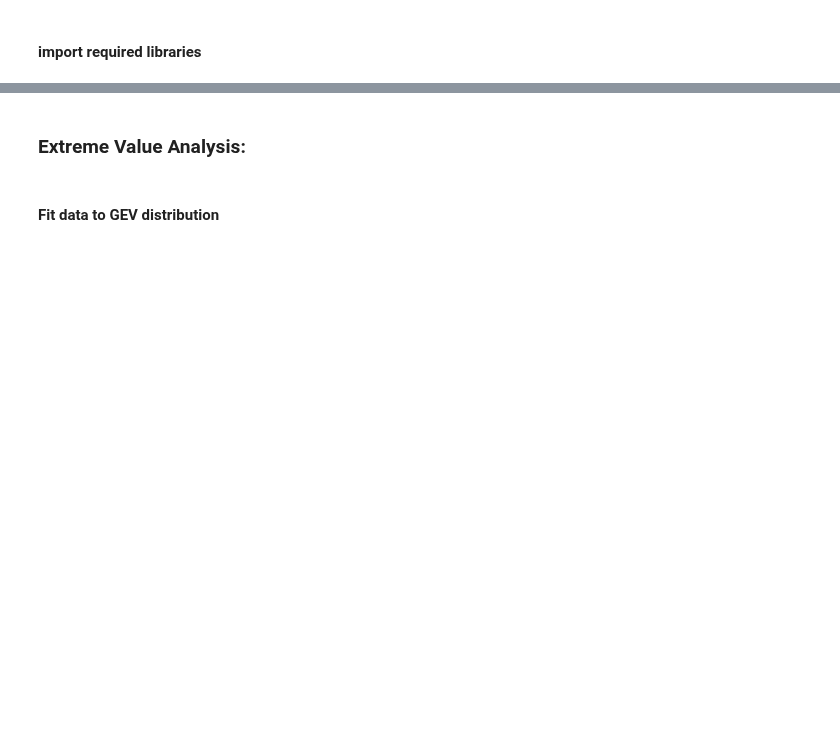
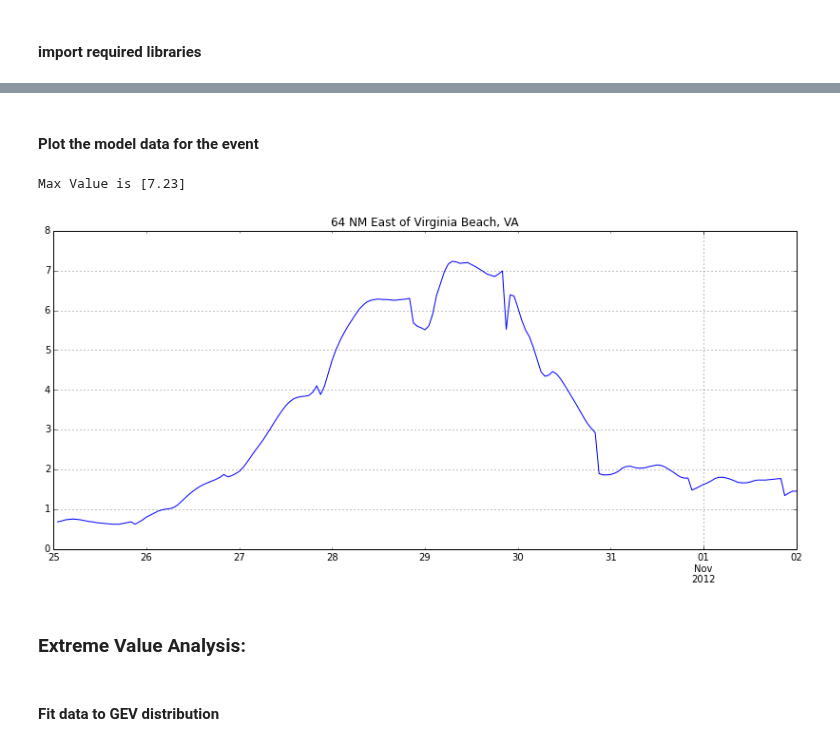
Before and after one commit to ioos/system-test, a Jupyter notebook: Theme_2_Extreme_Events/Scenario_2A_Coastal_Inundation/Scenario_2A_Extremes_Waves/Scenario_2A_Waves.ipynb, the cells around one changed output, grey strips where cells are left out. Saved outputs shown, nothing was run; the diff lists cells and outputs as text; code cells hidden in the pictures; blank space fills up the shorter version.

```diff
--- a/Theme_2_Extreme_Events/Scenario_2A_Coastal_Inundation/Scenario_2A_Extremes_Waves/Scenario_2A_Waves.ipynb
+++ b/Theme_2_Extreme_Events/Scenario_2A_Coastal_Inundation/Scenario_2A_Extremes_Waves/Scenario_2A_Waves.ipynb
@@ -496,0 +78,11 @@ ax.legend(loc='center left', bbox_to_anchor=(1, 0.5))
+# %%
+# put the names in a dict for ease of access
+data_dict = {}
+sos_name = 'waves'
+data_dict["waves"] = {"names":['sea_surface_wave_significant_height',
+                               'significant_wave_height',
+                               'significant_height_of_wave',
+                               'sea_surface_wave_significant_height(m)',
+                               'sea_surface_wave_significant_height (m)',
+                               'water_surface_height'],
+                      "sos_name":["waves"]}
@@ -496,0 +277,26 @@ ax.legend(loc='center left', bbox_to_anchor=(1, 0.5))
+# %%
+#temporal range (Hurricane Sandy Oct 25 2014 - Nov 2 2014)
+start_date = dt.datetime(2012,10,25).strftime('%Y-%m-%d %H:00')
+end_date = dt.datetime(2012,11,2).strftime('%Y-%m-%d %H:00')
+
+jd_start = dt.datetime.strptime(start_date, '%Y-%m-%d %H:%M')
+jd_stop = dt.datetime.strptime(end_date, '%Y-%m-%d %H:%M')
+
+# convert User Input into FES filters
+start, stop = date_range(start_date, end_date)
+
+filter_list = [fes.And([ bbox, start, stop, or_filt]) ]
+# connect to CSW, explore it's properties
+# try request using multiple filters "and" syntax: [[filter1,filter2]]
+try:
+    csw.getrecords2(constraints=filter_list, maxrecords=1000, esn='full')
+except Exception as e:
+    print 'ERROR - ' + str(e)
+
+dap_urls = service_urls(csw.records)
+
+#remove duplicates and sort
+dap_urls = sorted(set(dap_urls))
+print "Total DAP:",len(dap_urls)
+#print the first 5...
+print "\n".join(dap_urls[10:15])
@@ -496,0 +310,3 @@ ax.legend(loc='center left', bbox_to_anchor=(1, 0.5))
+# %%
+name_in_list = lambda cube: cube.standard_name in data_dict['waves']['names']
+constraint = iris.Constraint(cube_func=name_in_list)
@@ -497,2 +387,11 @@ ax.legend(loc='center left', bbox_to_anchor=(1, 0.5))
+# %% [markdown]
+#### Plot the model data for the event
+# %%
+model_df.plot(figsize=(14, 6), title=model_df.name, legend=False)
+model_max = list(set(model_df.max().values))
+print 'Max Value is {0}'.format(model_max)
+# %% [output]
+Max Value is [7.23]
+[figure, added]
 # %% [markdown]
 ### Extreme Value Analysis:
```
Also changed, not shown: parts of 80 cells of this notebook, 6 other files.
